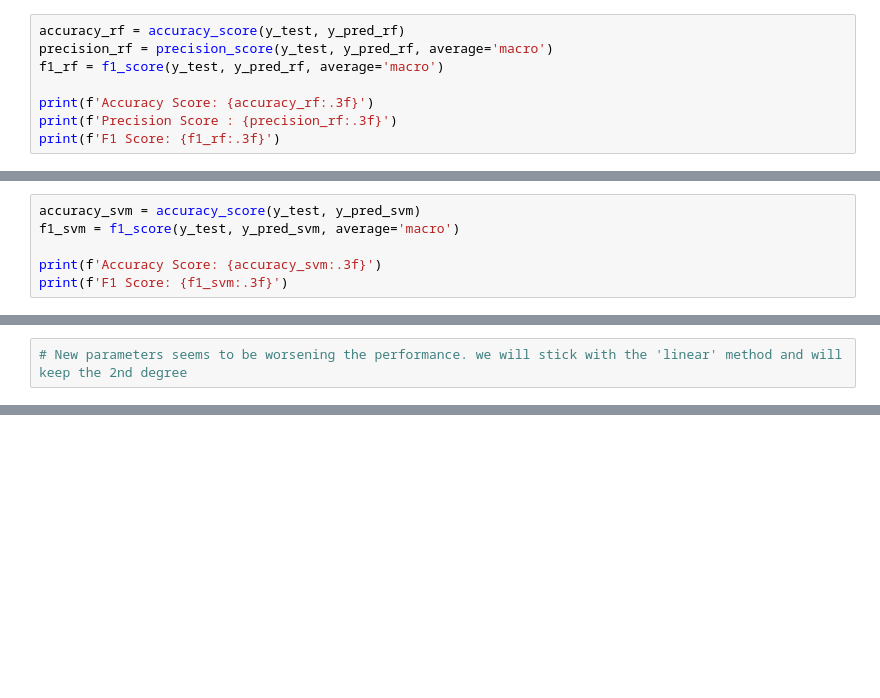
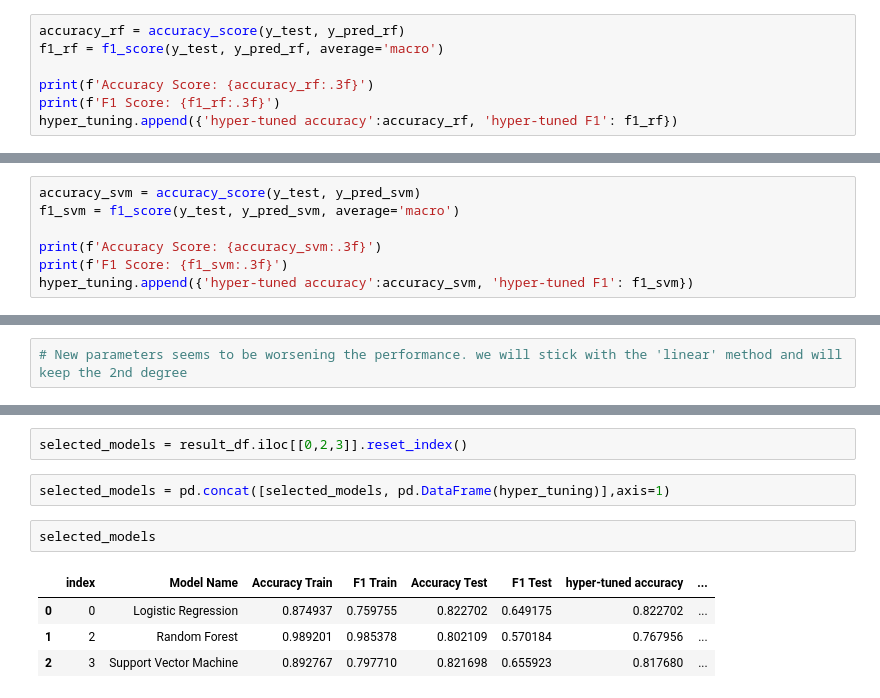
Before and after one commit to OsamaAnsari4671/Classification-Models, a Jupyter notebook: restaurant reviews sentiment analysis/Restaurant Reviews.ipynb, the cells around one changed output, grey strips where cells are left out. Saved outputs shown, nothing was run; the diff lists cells and outputs as text; blank space fills up the shorter version.

```diff
--- a/restaurant reviews sentiment analysis/Restaurant Reviews.ipynb
+++ b/restaurant reviews sentiment analysis/Restaurant Reviews.ipynb
@@ -343,10 +354,9 @@ RandomizedSearchCV(cv=5, estimator=RandomForestClassifier(),
 y_pred_rf = random_search.predict(x_test_tfidf)
 # %%
 accuracy_rf = accuracy_score(y_test, y_pred_rf)
-precision_rf = precision_score(y_test, y_pred_rf, average='macro')
 f1_rf = f1_score(y_test, y_pred_rf, average='macro')
 
 print(f'Accuracy Score: {accuracy_rf:.3f}')
-print(f'Precision Score : {precision_rf:.3f}')
 print(f'F1 Score: {f1_rf:.3f}')
+hyper_tuning.append({'hyper-tuned accuracy':accuracy_rf, 'hyper-tuned F1': f1_rf})
 # %% [output]
@@ -407,6 +393,7 @@ f1_svm = f1_score(y_test, y_pred_svm, average='macro')
 
 print(f'Accuracy Score: {accuracy_svm:.3f}')
 print(f'F1 Score: {f1_svm:.3f}')
+hyper_tuning.append({'hyper-tuned accuracy':accuracy_svm, 'hyper-tuned F1': f1_svm})
 # %% [output]
 Accuracy Score: 0.818
 F1 Score: 0.615
@@ -414,0 +411,11 @@ F1 Score: 0.615
+# %%
+selected_models = result_df.iloc[[0,2,3]].reset_index()
+# %%
+selected_models = pd.concat([selected_models, pd.DataFrame(hyper_tuning)],axis=1)
+# %%
+selected_models
+# %% [output]
+|  | index | Model Name | Accuracy Train | F1 Train | Accuracy Test | F1 Test | hyper-tuned accuracy | ... |
+| 0 | 0 | Logistic Regression | 0.874937 | 0.759755 | 0.822702 | 0.649175 | 0.822702 | ... |
+| 1 | 2 | Random Forest | 0.989201 | 0.985378 | 0.802109 | 0.570184 | 0.767956 | ... |
+| 2 | 3 | Support Vector Machine | 0.892767 | 0.797710 | 0.821698 | 0.655923 | 0.817680 | ... |
```
Also changed, not shown: parts of 10 cells of this notebook.
